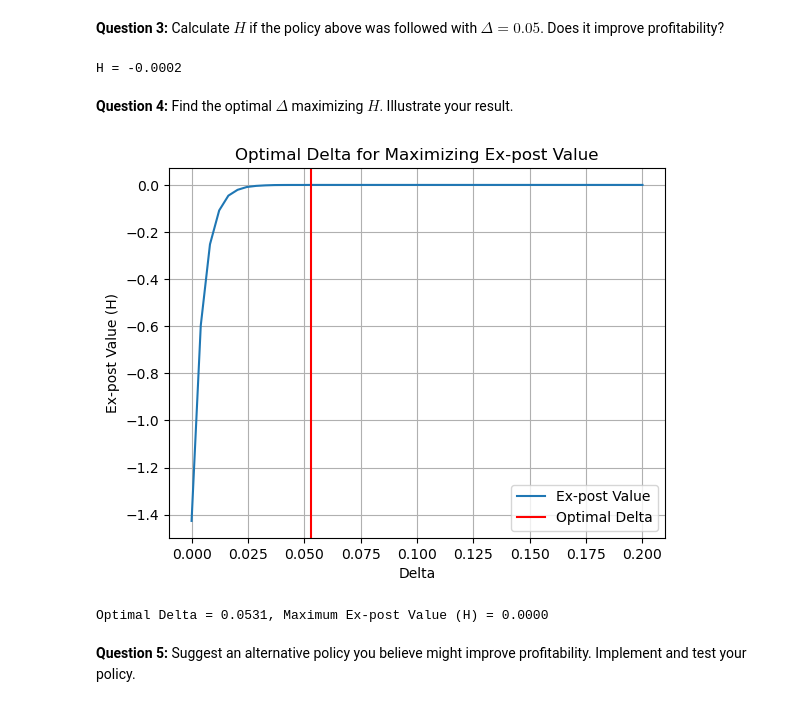
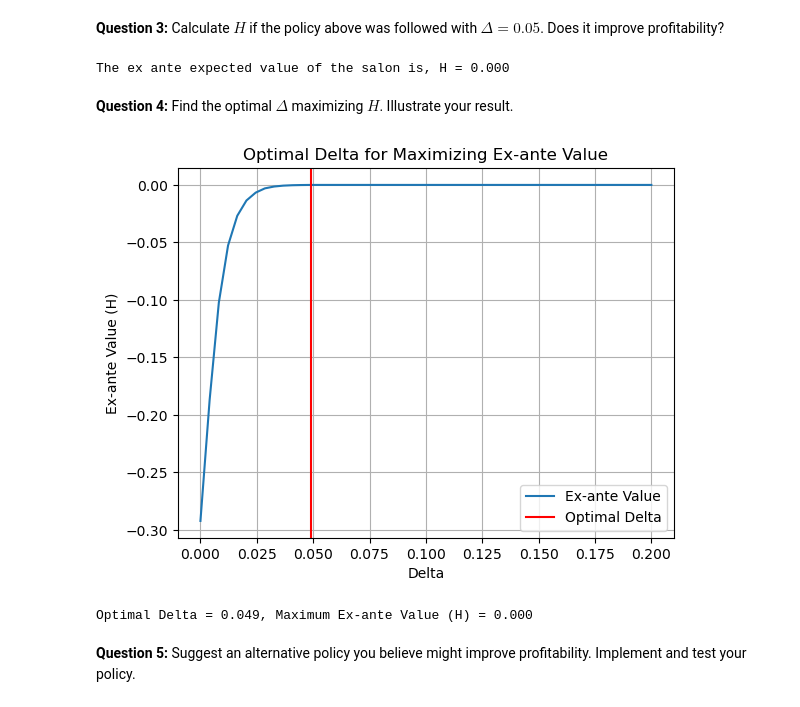
Before and after one commit to NumEconCopenhagen/projects-2023-joost-adam-og-frederik, a Jupyter notebook: examproject/Exam-2023-notebook.ipynb, the cells around one changed output. Drawn from its saved outputs; the diff is of its cells as text; code cells hidden in the pictures.

```diff
--- a/examproject/Exam-2023-notebook.ipynb
+++ b/examproject/Exam-2023-notebook.ipynb
@@ -461,72 +470,77 @@ iota = 0.01
 sigma_eps = 0.10
 R = (1 + 0.01) ** (1 / 12)
 
+# Set seed
+rng = np.random.default_rng(2023)
+
 # Define the policy function
 def policy_function(kappa_t, eta_val, w_val, delta_val, l_tm1):
-    ell_ast = ((1 - eta_val) * kappa_t / w_val) ** (1 / eta_val)
-    if abs(l_tm1 - ell_ast) > delta_val:
-        return ell_ast
-    else:
-        return l_tm1
+    ell_ast = ((1 - eta_val) * kappa_t / w_val) ** (1 / eta_val) # Calculate the optimal labor input
+    condition = np.abs(l_tm1 - ell_ast) > delta_val # Check if the absolute difference between the previous labor input and the optimal labor input is greater than delta
+    return np.where(condition, ell_ast, l_tm1) # If the condition is true, return ell_ast, otherwise return l_tm1
 
-# Define the ex-post value function
-def ex_post_value(kappa_values, eta_val, w_val, delta_val, rng):
+# Define the ex-ante value function
+def ex_ante_value(kappa_values, eta_val, w_val, delta_val, rng):
     l_tm1 = 0  # Initial labor input
     h_values = []
 
     for kappa_t in kappa_values:
         eps_values = rng.normal(-0.5 * sigma_eps ** 2, sigma_eps, size=120)  # Generate shock series
-        l_values = [policy_function(kappa_t[t], eta_val, w_val, delta_val, l_tm1) for t in range(120)]  # Calculate labor input based on policy function
-        l_values = np.array(l_values)  # Convert l_values to a NumPy array
-        h_t = sum(R ** -t * (kappa_t[t] * l_values[t] ** (1 - eta_val) - w_val * l_values[t] - (l_values[t] != l_values[t-1]) * iota) for t in range(120))  # Calculate ex-post value for each period
+        l_values = [0]  # Initialize the list of labor inputs with 0
+        for t in range(1, 121):
+            l_t = policy_function(kappa_t, eta_val, w_val, delta_val, l_values[t-1])  # Calculate labor input based on policy function
+            l_values.append(l_t)
+        h_t = sum(R ** (-t) * (kappa_t * l_t ** (1 - eta_val) - w_val * l_t - (l_t != l_tm1) * iota) for t,
+                  (kappa_t, l_t, l_tm1) in enumerate(zip(kappa_values, l_values, [l_tm1] + l_values[:-1])))  # Calculate ex-ante value for each period starting from t=0
         h_values.append(h_t)
 
-    return np.mean(h_values)  # Calculate the average ex-post value
+    return np.mean(h_values)  # Calculate the average ex-ante value
 
 # Set the number of shock series to simulate
 K = 1000
 
-# Set the value of delta
+# Set the policy parameter values
+eta_val = 0.5
+w_val = 1.0
 delta_val = 0.05
 
-# Simulate K random shock series and calculate the expected ex-post value
-rng = np.random.default_rng()
+# Simulate K random shock series and calculate the expected ex-ante value
 kappa_values = rng.normal(0, sigma_eps, size=(K, 120))  # Generate K shock series
-H = ex_post_value(kappa_values, eta_val, w_val, delta_val, rng)
+H = ex_ante_value(kappa_values, eta_val, w_val, delta_val, rng)
 
-print(f"H = {H:.4f}")
+print(f"The ex ante expected value of the salon is, H = {H:.3f}")
 # %% [output]
-H = -0.0002
+The ex ante expected value of the salon is, H = 0.000
 # %% [markdown]
 **Question 4:** Find the optimal $\Delta$ maximizing $H$. Illustrate your result.
 # %%
 # Set the range of delta values to evaluate
 delta_values = np.linspace(0, 0.2, 50)
 
 # Calculate H for each delta value
 H_values = []
 for delta_val in delta_values:
-    H = ex_post_value(kappa_values, eta_val, w_val, delta_val, rng)
+    H = ex_ante_value(kappa_values, eta_val, w_val, delta_val, rng)
     H_values.append(H)
 
 # Find the optimal delta that maximizes H
 optimal_delta = delta_values[np.argmax(H_values)]
 max_H = np.max(H_values)
 
 # Plot the results
-plt.plot(delta_values, H_values, label='Ex-post Value')
+plt.plot(delta_values, H_values, label='Ex-ante Value')
 plt.xlabel("Delta")
-plt.ylabel("Ex-post Value (H)")
-plt.title("Optimal Delta for Maximizing Ex-post Value")
+plt.ylabel("Ex-ante Value (H)")
+plt.title("Optimal Delta for Maximizing Ex-ante Value")
 plt.axvline(x=optimal_delta, color='r', linestyle='-', label='Optimal Delta')
 plt.legend()
 plt.grid(True)
 plt.show()
 
-print(f"Optimal Delta = {optimal_delta:.4f}, Maximum Ex-post Value (H) = {max_H:.4f}")
+print(f"Optimal Delta = {optimal_delta:.3f}, Maximum Ex-ante Value (H) = {max_H:.3f}")
 # %% [output]
-[figure, old version]
+[figure, new version]
-Optimal Delta = 0.0531, Maximum Ex-post Value (H) = 0.0000
+Optimal Delta = 0.049, Maximum Ex-ante Value (H) = 0.000
 # %% [markdown]
 
 **Question 5:** Suggest an alternative policy you believe might improve profitability. Implement and test your policy.
```
Also changed, not shown: parts of 4 cells of this notebook.
